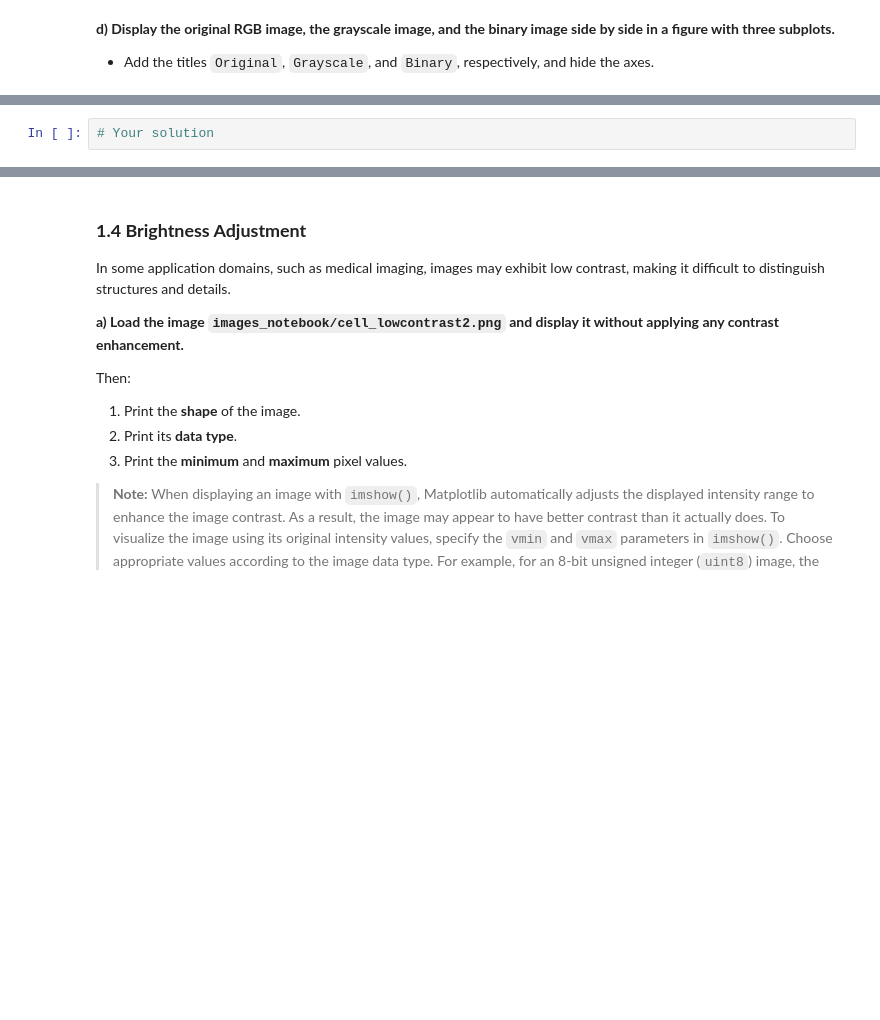
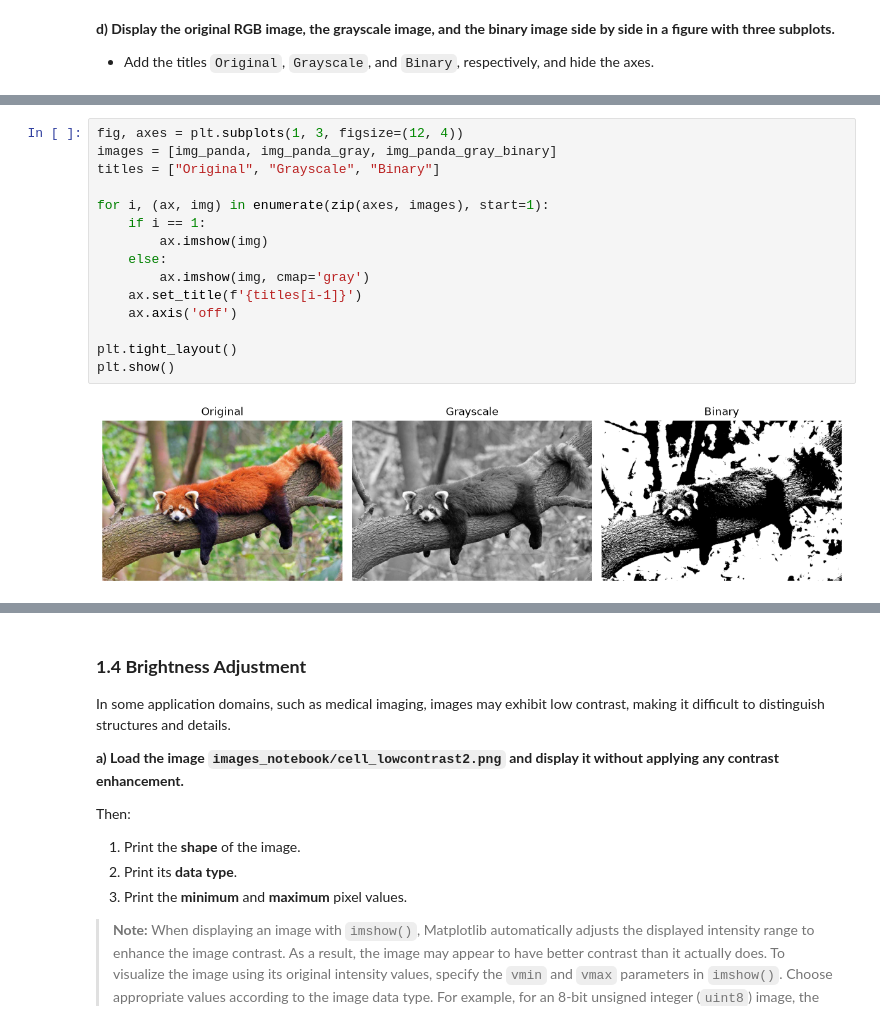
Before and after one commit to marcvergees/VA-P1, a Jupyter notebook: p1_material/2026_ComputerVision_P1.ipynb, the cells around one changed output, grey strips where cells are left out. Saved outputs shown, nothing was run; the diff lists cells and outputs as text; blank space fills up the shorter version.

```diff
--- a/p1_material/2026_ComputerVision_P1.ipynb
+++ b/p1_material/2026_ComputerVision_P1.ipynb
@@ -236,3 +299,20 @@ io.imsave('output/rgb_image.png',image_rgb_2)
+# %%
+fig, axes = plt.subplots(1, 3, figsize=(12, 4))
+images = [img_panda, img_panda_gray, img_panda_gray_binary]
+titles = ["Original", "Grayscale", "Binary"]
+
+for i, (ax, img) in enumerate(zip(axes, images), start=1):
+    if i == 1:
+        ax.imshow(img)
+    else:
+        ax.imshow(img, cmap='gray')
+    ax.set_title(f'{titles[i-1]}')
+    ax.axis('off')
+
+plt.tight_layout()
+plt.show()
+# %% [output]
+[figure, added]
 # %% [markdown]
 **e) Create a new RGB black image that is 15% larger than the original `panda` image in both height and width. Then, embed the original panda image in the center of the new image.**
 
@@ -255,5 +335,3 @@ Follow these steps:
 > **Optional:** As an alternative approach, investigate how the `rescale` function from `skimage.transform` could be used to create an image 15% larger.
 
 ![./images_notebook/gray_grid.png](./images_notebook/framed_panda.jpg)
-# %%
-# Your solution
```
Also changed, not shown: parts of 12 cells of this notebook, 1 other file.
